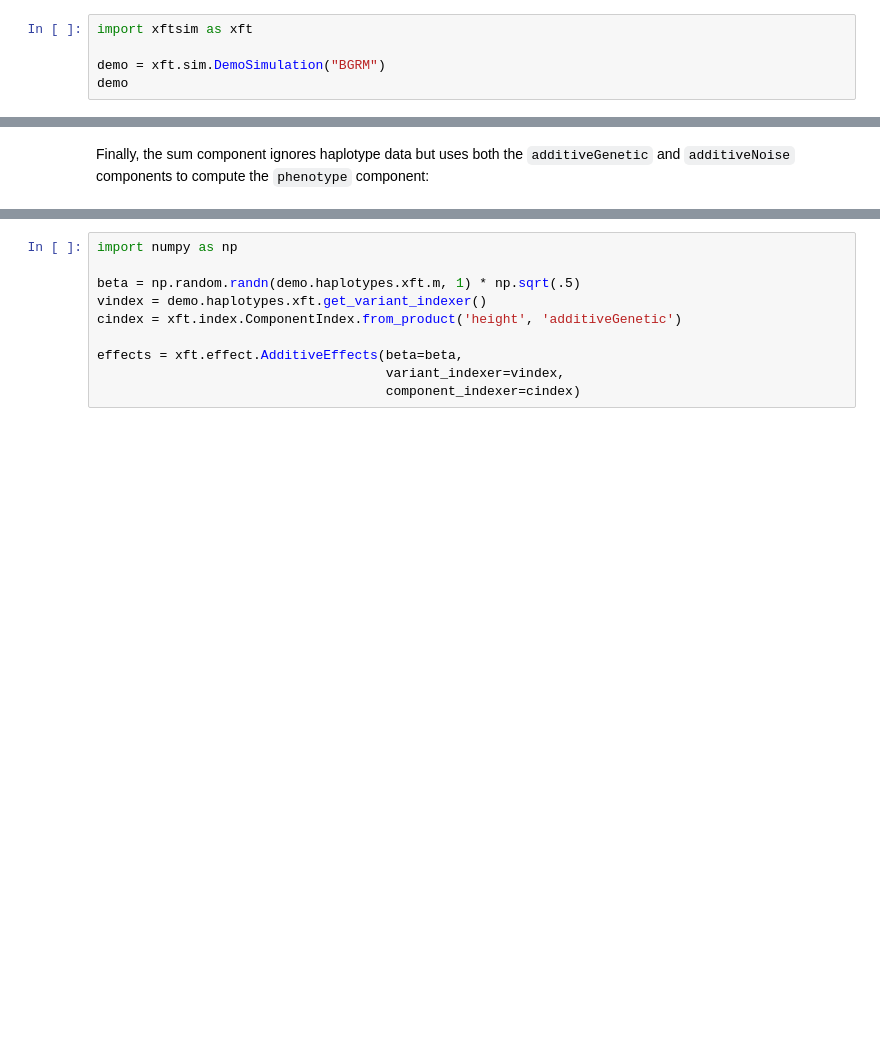
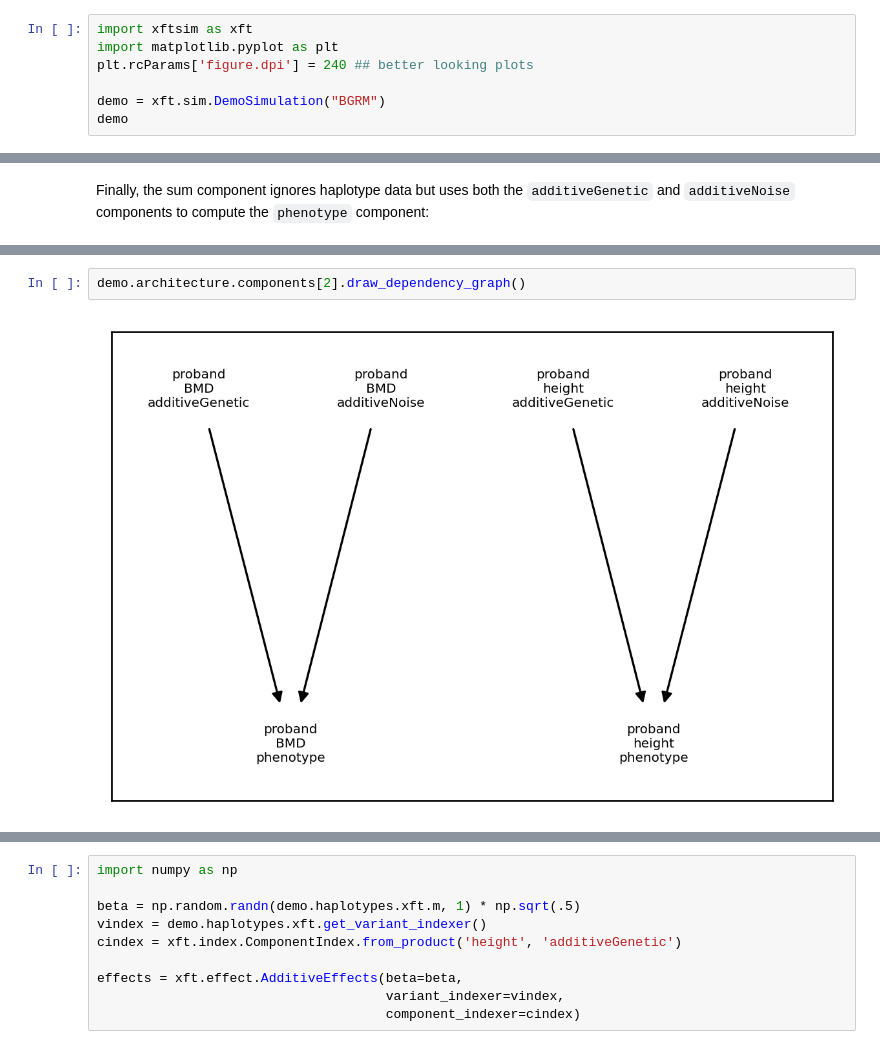
Before and after one commit to rborder/xftsim, a Jupyter notebook: docs/userguide/arch.ipynb, the cells around one changed output, grey strips where cells are left out. Cells and saved outputs as stored; diff of their text form; blank space fills up the shorter version.

```diff
--- a/docs/userguide/arch.ipynb
+++ b/docs/userguide/arch.ipynb
@@ -23,6 +23,8 @@ $$\beta \stackrel{iid}{\sim}N_m(0,\sigma^2_\beta),$$
 is represented in `xftsim` as a collection of three components: the additive genetic component $X\beta$, the additive noise component $e$, and the sum transformation $y = X\beta + e$.
 # %%
 import xftsim as xft
+import matplotlib.pyplot as plt
+plt.rcParams['figure.dpi'] = 240 ## better looking plots
 
 demo = xft.sim.DemoSimulation("BGRM")
 demo
@@ -110,0 +122,4 @@ BMD.phenotype.proband               BMD      phenotype                -1
+# %%
+demo.architecture.components[2].draw_dependency_graph()
+# %% [output]
+[figure, added]
```
Also changed, not shown: parts of 48 cells of this notebook, 3 other files.
